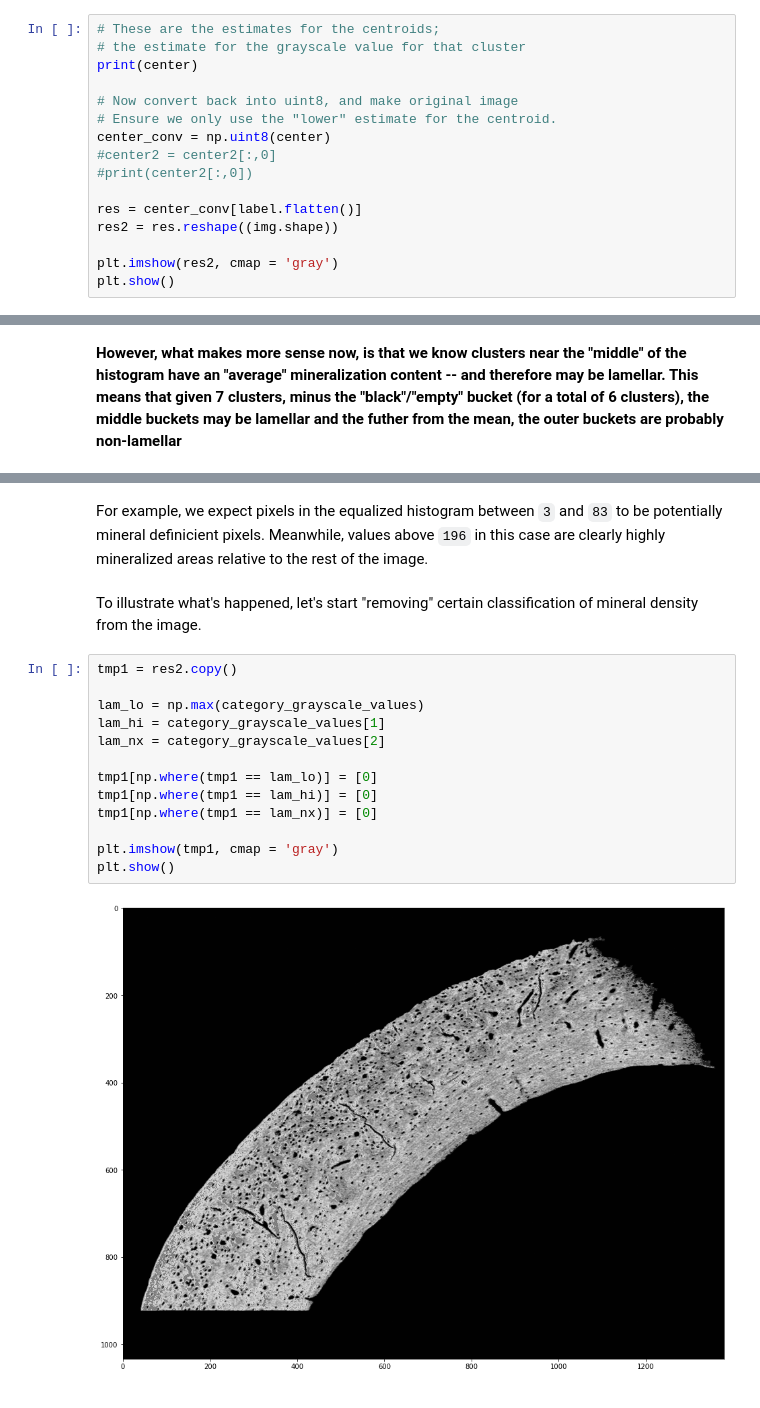
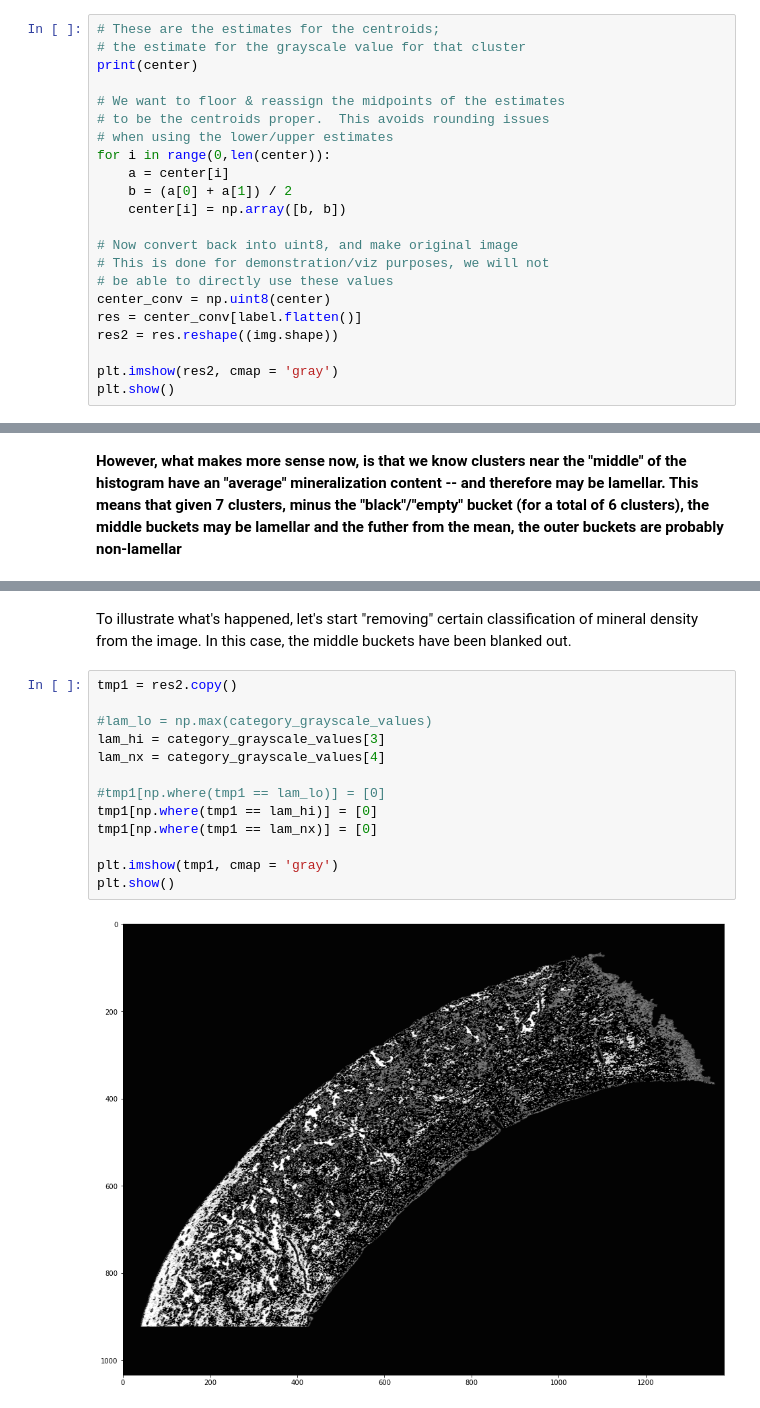
Before and after one commit to AnachronicNomad/bone_density, a Jupyter notebook: hist_eq-copy.ipynb, the cells around one changed output, grey strips where cells are left out. Drawn from its saved outputs; the diff is of its cells as text.

Commit message:
made adjustments for using K=7 buckets

```diff
--- a/hist_eq-copy.ipynb
+++ b/hist_eq-copy.ipynb
@@ -139,12 +145,18 @@ ret,label,center=cv2.kmeans(Z,K,None,criteria,20,
 # the estimate for the grayscale value for that cluster
 print(center)
 
+# We want to floor & reassign the midpoints of the estimates
+# to be the centroids proper.  This avoids rounding issues
+# when using the lower/upper estimates
+for i in range(0,len(center)):
+    a = center[i]
+    b = (a[0] + a[1]) / 2
+    center[i] = np.array([b, b])
+
 # Now convert back into uint8, and make original image
-# Ensure we only use the "lower" estimate for the centroid.
+# This is done for demonstration/viz purposes, we will not
+# be able to directly use these values
 center_conv = np.uint8(center)
-#center2 = center2[:,0]
-#print(center2[:,0])
-
 res = center_conv[label.flatten()]
 res2 = res.reshape((img.shape))
 
@@ -184,19 +186,17 @@ array([  3.120553 ,   3.1224475,  59.318096 ,  60.160965 , 101.45949  ,
-# %% [markdown]
-For example, we expect pixels in the equalized histogram between `3` and `83` to be potentially mineral definicient pixels.  Meanwhile, values above `196` in this case are clearly highly mineralized areas relative to the rest of the image.
 # %% [markdown]
-To illustrate what's happened, let's start "removing" certain classification of mineral density from the image.
+To illustrate what's happened, let's start "removing" certain classification of mineral density from the image. In this case, the middle buckets have been blanked out.
 # %%
 tmp1 = res2.copy()
 
-lam_lo = np.max(category_grayscale_values)
-lam_hi = category_grayscale_values[1]
-lam_nx = category_grayscale_values[2]
+#lam_lo = np.max(category_grayscale_values)
+lam_hi = category_grayscale_values[3]
+lam_nx = category_grayscale_values[4]
 
-tmp1[np.where(tmp1 == lam_lo)] = [0]
+#tmp1[np.where(tmp1 == lam_lo)] = [0]
 tmp1[np.where(tmp1 == lam_hi)] = [0]
 tmp1[np.where(tmp1 == lam_nx)] = [0]
 
 plt.imshow(tmp1, cmap = 'gray')
 plt.show()
 # %% [output]
-[figure, old version]
+[figure, new version]
```
Also changed, not shown: parts of 12 cells of this notebook.
